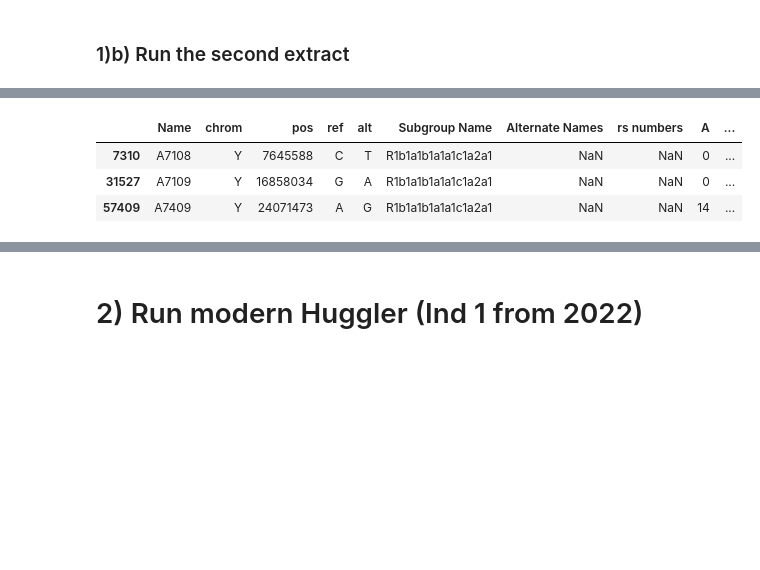
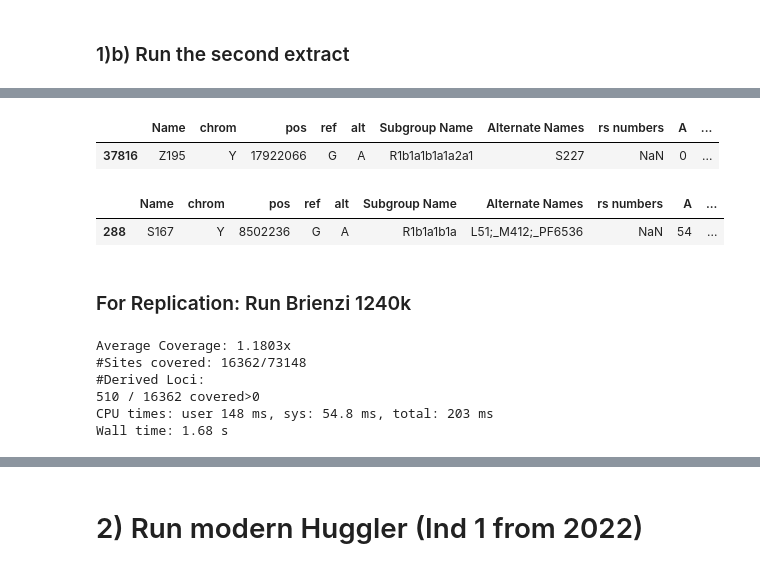
Before and after one commit to hringbauer/y_chrom, a Jupyter notebook: notebooks/run_brienzis.ipynb, the cells around one changed output, grey strips where cells are left out. Drawn from its saved outputs; the diff is of its cells as text; code cells hidden in the pictures; blank space fills up the shorter version.

```diff
--- a/notebooks/run_brienzis.ipynb
+++ b/notebooks/run_brienzis.ipynb
@@ -260,9 +265,25 @@ df_der[-50:]
 | 996 | S250 | Y | 21380200 | G | A | R1b1a1b1a1a2a | DF27 | NaN | 2 | ... |
 | 997 | Z2773 | Y | 15596496 | G | A | R2a2b1a | CTS4342 | NaN | 1 | ... |
 # %%
-df_ch[df_ch["Subgroup Name"]=="R1b1a1b1a1a1c1a2a1"]
+df_ch[df_ch["Subgroup Name"]=="R1b1a1b1a1a2a1"]
 # %% [output]
 |  | Name | chrom | pos | ref | alt | Subgroup Name | Alternate Names | rs numbers | A | ... |
-| 7310 | A7108 | Y | 7645588 | C | T | R1b1a1b1a1a1c1a2a1 | NaN | NaN | 0 | ... |
-| 31527 | A7109 | Y | 16858034 | G | A | R1b1a1b1a1a1c1a2a1 | NaN | NaN | 0 | ... |
-| 57409 | A7409 | Y | 24071473 | A | G | R1b1a1b1a1a1c1a2a1 | NaN | NaN | 14 | ... |
+| 37816 | Z195 | Y | 17922066 | G | A | R1b1a1b1a1a2a1 | S227 | NaN | 0 | ... |
+# %%
+df_ch[df_ch["pos"]==8502236]
+# %% [output]
+|  | Name | chrom | pos | ref | alt | Subgroup Name | Alternate Names | rs numbers | A | ... |
+| 288 | S167 | Y | 8502236 | G | A | R1b1a1b1a | L51;_M412;_PF6536 | NaN | 54 | ... |
+# %% [markdown]
+### For Replication: Run Brienzi 1240k
+# %%
+%%time
+df_ch, df_der = call_y_bam(df=df,
+                           path_bam="/mnt/archgen/users/hringbauer/brienzi/data/capture/A55903.bam")
+# %% [output]
+Average Coverage: 1.1803x
+#Sites covered: 16362/73148
+#Derived Loci:
+510 / 16362 covered>0
+CPU times: user 148 ms, sys: 54.8 ms, total: 203 ms
+Wall time: 1.68 s
```
Also changed, not shown: parts of 35 cells of this notebook, 2 other files.
